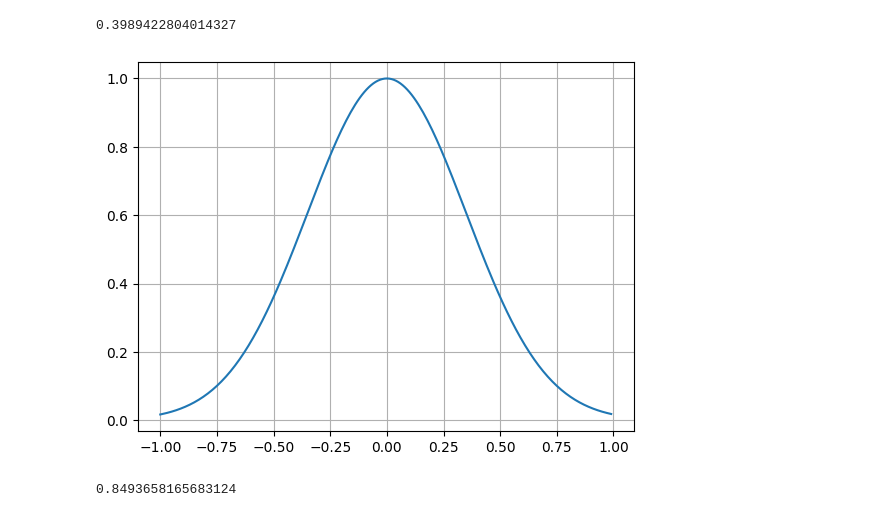
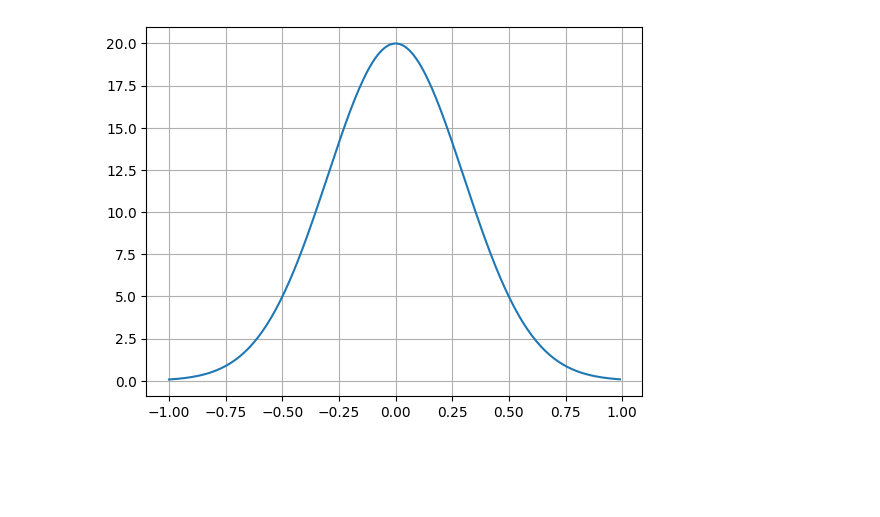
Before and after one commit to muehlefeldt/unity-machine-learning, a Jupyter notebook: notebooks/reward.ipynb, the cells around one changed output. Drawn from its saved outputs; the diff is of its cells as text; code cells hidden in the pictures; blank space fills up the shorter version.

```diff
--- a/notebooks/reward.ipynb
+++ b/notebooks/reward.ipynb
@@ -5,24 +7,15 @@ import matplotlib.pyplot as plt
-# %%
-norm.pdf(0)
-# %% [output]
-0.3989422804014327
+# %%
+beta = 20
+min_dist = 20
 # %%
-beta = 1
-omega = 0.35
+def reward_function_dist_to_target(x) -> float:
+    omega = 0.3
 
-def reward(x) -> float:
     return beta * np.exp(-1 * (x**2) / (2*(omega**2)))
 # %%
 x = np.arange(-1, 1, 0.01)
-
-#y = [reward(i) for i in r]
-#result #= reward(r)
+y = [reward_function_dist_to_target(elem) for elem in x]
+plt.plot(x, y)
+plt.grid()
+# %% [output]
+[figure, added]
-# %%
-plt.plot(x, reward(x))
-plt.grid()
-# %% [output]
-[figure, removed]
-# %%
-reward(0.2)
-# %% [output]
-0.8493658165683124
```
Also changed, not shown: parts of 7 cells of this notebook, 4 other files.
